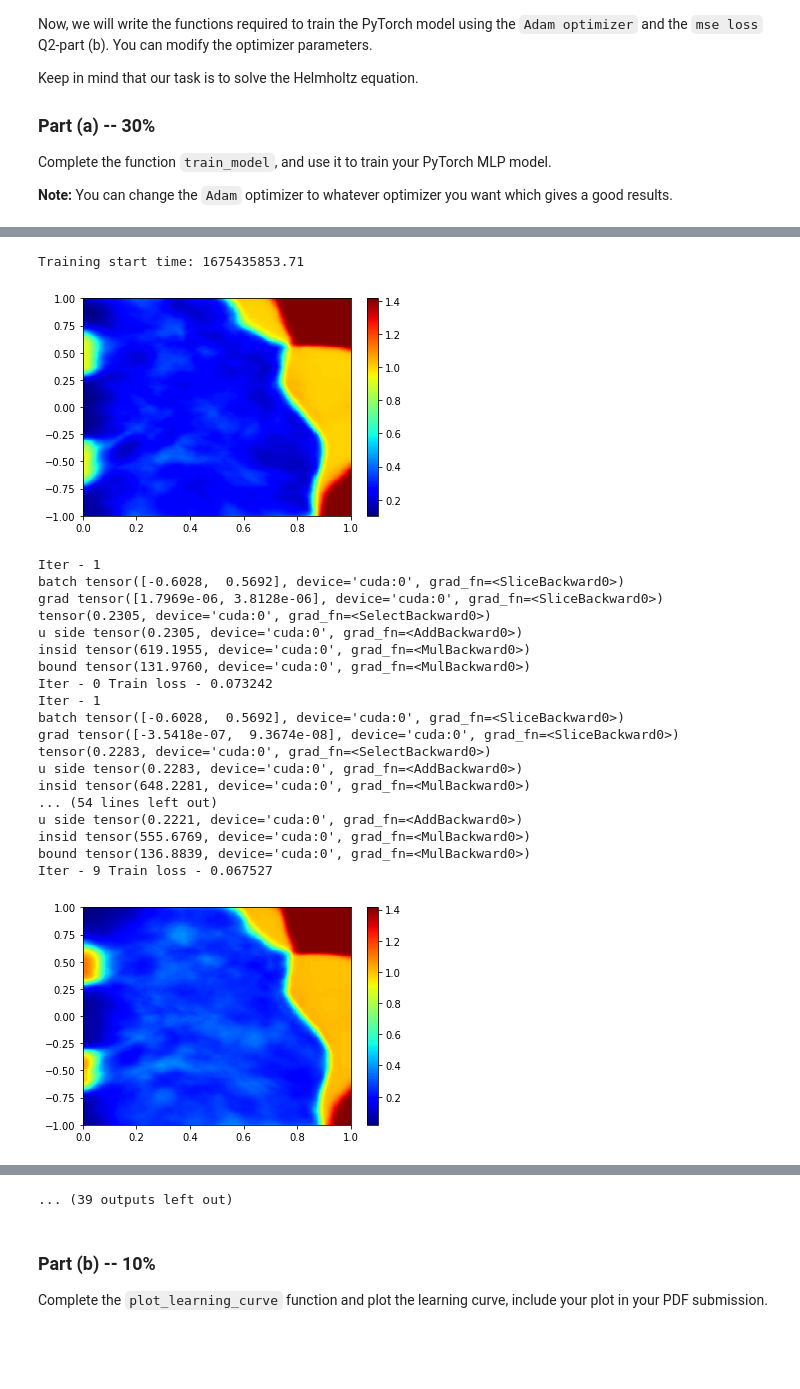
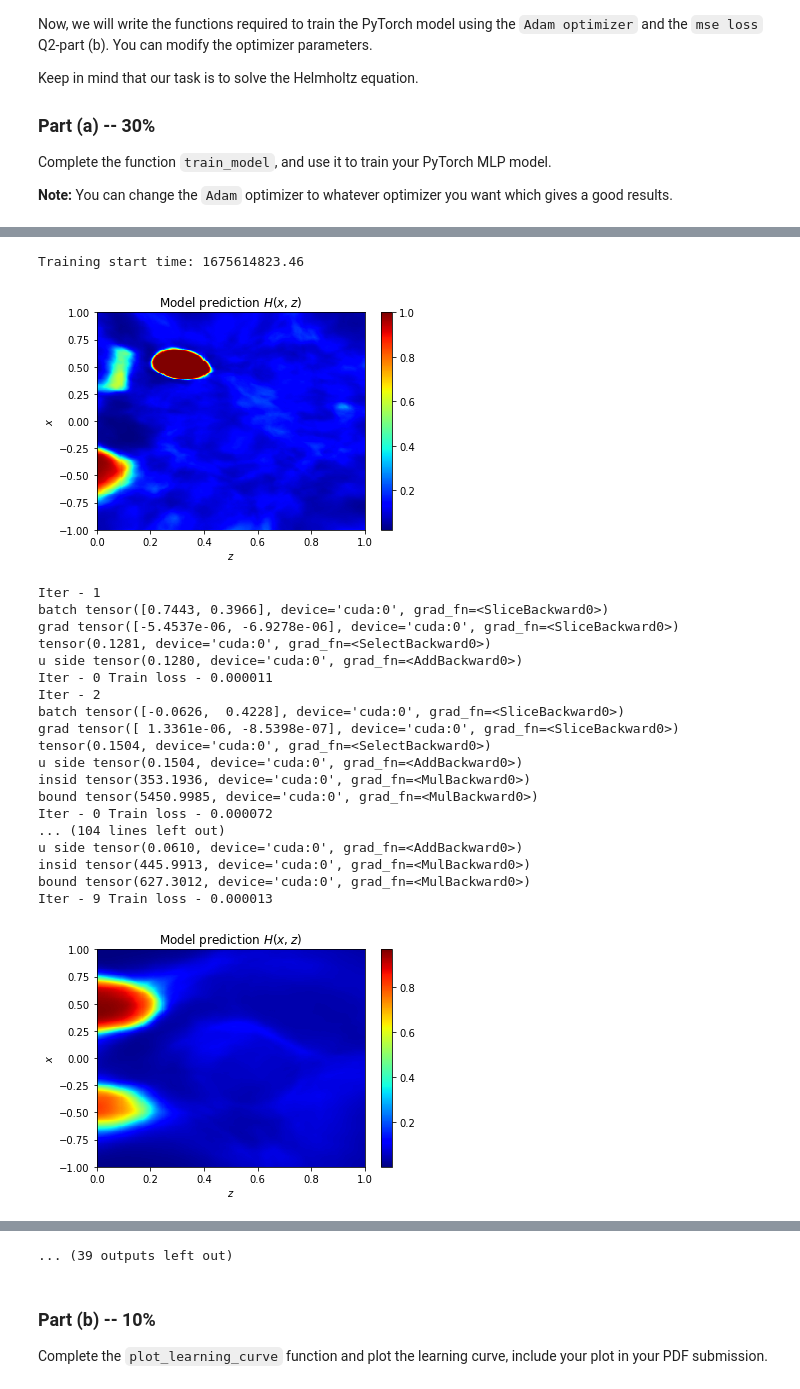
Before and after one commit to cgold212/assignment3inverseMethod, a Jupyter notebook: Assignment3.ipynb, the cells around one changed output, grey strips where cells are left out. Cells and saved outputs as stored; diff of their text form; code cells hidden in the pictures; blank space fills up the shorter version.

```diff
--- a/Assignment3.ipynb
+++ b/Assignment3.ipynb
@@ -384,14 +263,31 @@ def mse_loss_f(u_pred, v_pred, v_pred_xx_zz, u_pred_xx_zz):
+# %%
+def mse_loss_f(u_pred, v_pred, v_pred_xx_zz, u_pred_xx_zz):
+
+  # Write your code here
+  resU = u_pred_xx_zz[:,0] + u_pred_xx_zz[:,1] + u_pred
+  resV = v_pred_xx_zz[:,0] + v_pred_xx_zz[:,1] + v_pred
+
+  resU = resU.pow(2)
+  resV = resV.pow(2)
+  res = resU + resV
+  loss = nn.MSELoss()
+  L1 = loss(torch.sqrt(resU),torch.zeros_like(resU))
+  L2 = loss(torch.sqrt(resV),torch.zeros_like(resU))
+  return L1+L2
 # %%
 def mse_loss_h(v_pred, u_pred, Exact_u,Exact_v):
 
   # Write your code here
   loss = nn.MSELoss()
-  u_pred = u_pred.pow(2)
-  v_pred = v_pred.pow(2)
-  h = u_pred + v_pred
+  L1 = loss(Exact_u, u_pred)
+  L2 = loss(Exact_v, v_pred)
+  # u_pred = u_pred.pow(2)
+  # v_pred = v_pred.pow(2)
+  # h = u_pred + v_pred
   # print(h[0])
 
-  return loss(Exact_u, torch.sqrt(h))
+
+  return L1 + L2
 # %%
 def mse_loss():
   # Write your code here
@@ -422,12 +318,12 @@ import torch.nn.init as init
 #             init.constant_(param, 0)
 
 # Create a data loader
-batch_size = 10256
+batch_size = 8096 #10256
 data_loader = DataLoader(X_f_u_train, batch_size=batch_size, shuffle=False)
 # Define the network
 input_size = 2 # x,z coordinates
-hidden_size = 256
-output_size = 2 # u(x,z) uxx(x,z) uzz(x,z)
+hidden_size = 124
+output_size = 2 # u(x,z) v(x,z)
 model = PINN(input_size, hidden_size, output_size).to(device)
 
 Exact_u = torch.tensor(Exact_u,dtype=torch.float).to(device)
@@ -469,8 +365,6 @@ def train_model(model, data_loader, num_epochs, mse_loss_f, mse_loss_h, optimize
           idx = np.array([])
           for n in range(len(indices)):
             idx = np.append(idx,np.where( X[0,:]== np_batch[n]))
-            # print(len(indices))
-          # batch = torch.nn.functional.normalize(batch + 1, p=2, dim=1, eps=1e-12, out=None)
           batch = torch.tensor(batch,dtype=torch.float32, requires_grad=True).to(device)
           # print(batch.shape)
 
@@ -506,12 +400,12 @@ def train_model(model, data_loader, num_epochs, mse_loss_f, mse_loss_h, optimize
             # print(torch.cat((torch.unsqueeze(Exact_u[idx,0],1),torch.unsqueeze(u_pred[indices],1)),1))
             # print(u_pred[indices].shape)
             loss_h = mse_loss_h(v_pred[indices], u_pred[indices], Exact_u[idx,0],Exact_v[idx,0])
-            # alpha = 0.5 #loss_h/(loss_f+loss_h)*epoch/num_epochs
+            # alpha = 0.7 #loss_h/(loss_f+loss_h)*epoch/num_epochs
             alpha = loss_f/(loss_f+loss_h)
             # print('alpha- %5f'%(alpha))
             print('insid',((alpha)*loss_f)*1e4)
             print('bound',(1-alpha)*loss_h*1e4)
-            loss = ((1-alpha)*loss_h + (alpha)*loss_f)*1e4
+            loss = ((1-alpha)*loss_h + (alpha)*loss_f)*1
           else:
             loss = mse_loss_f(u_pred, v_pred, v_pred_xx_zz, u_pred_xx_zz)
 
@@ -624,26 +561,26 @@ Training end time: 1675435810.26, Training time: 25.13
 # %%
 num_epochs = 250
-optimizer = optim.Adam(model.parameters(), lr=1e-4, betas=(0.9, 0.999), eps=1e-08, weight_decay=1e-3, amsgrad=False)
+optimizer = optim.Adam(model.parameters(), lr=5e-3, betas=(0.9, 0.999), eps=1e-08, weight_decay=1e-5, amsgrad=False)
 train_losses, trained_model = train_model(trained_model, data_loader, num_epochs, mse_loss_f, mse_loss_h, optimizer)
 # %% [output]
-Training start time: 1675435853.71
+Training start time: 1675614823.46
-[figure, old version]
+[figure, new version]
 Iter - 1
-batch tensor([-0.6028,  0.5692], device='cuda:0', grad_fn=<SliceBackward0>)
-grad tensor([1.7969e-06, 3.8128e-06], device='cuda:0', grad_fn=<SliceBackward0>) tensor(0.2305, device='cuda:0', grad_fn=<SelectBackward0>)
-u side tensor(0.2305, device='cuda:0', grad_fn=<AddBackward0>)
-insid tensor(619.1955, device='cuda:0', grad_fn=<MulBackward0>)
-bound tensor(131.9760, device='cuda:0', grad_fn=<MulBackward0>)
-Iter - 0 Train loss - 0.073242
-Iter - 1
-batch tensor([-0.6028,  0.5692], device='cuda:0', grad_fn=<SliceBackward0>)
-grad tensor([-3.5418e-07,  9.3674e-08], device='cuda:0', grad_fn=<SliceBackward0>) tensor(0.2283, device='cuda:0', grad_fn=<SelectBackward0>)
-u side tensor(0.2283, device='cuda:0', grad_fn=<AddBackward0>)
-insid tensor(648.2281, device='cuda:0', grad_fn=<MulBackward0>)
-... (54 lines left out)
-u side tensor(0.2221, device='cuda:0', grad_fn=<AddBackward0>)
-insid tensor(555.6769, device='cuda:0', grad_fn=<MulBackward0>)
-bound tensor(136.8839, device='cuda:0', grad_fn=<MulBackward0>)
-Iter - 9 Train loss - 0.067527
+batch tensor([0.7443, 0.3966], device='cuda:0', grad_fn=<SliceBackward0>)
+grad tensor([-5.4537e-06, -6.9278e-06], device='cuda:0', grad_fn=<SliceBackward0>) tensor(0.1281, device='cuda:0', grad_fn=<SelectBackward0>)
+u side tensor(0.1280, device='cuda:0', grad_fn=<AddBackward0>)
+Iter - 0 Train loss - 0.000011
+Iter - 2
+batch tensor([-0.0626,  0.4228], device='cuda:0', grad_fn=<SliceBackward0>)
+grad tensor([ 1.3361e-06, -8.5398e-07], device='cuda:0', grad_fn=<SliceBackward0>) tensor(0.1504, device='cuda:0', grad_fn=<SelectBackward0>)
+u side tensor(0.1504, device='cuda:0', grad_fn=<AddBackward0>)
+insid tensor(353.1936, device='cuda:0', grad_fn=<MulBackward0>)
+bound tensor(5450.9985, device='cuda:0', grad_fn=<MulBackward0>)
+Iter - 0 Train loss - 0.000072
+... (104 lines left out)
+u side tensor(0.0610, device='cuda:0', grad_fn=<AddBackward0>)
+insid tensor(445.9913, device='cuda:0', grad_fn=<MulBackward0>)
+bound tensor(627.3012, device='cuda:0', grad_fn=<MulBackward0>)
+Iter - 9 Train loss - 0.000013
-[figure, old version]
+[figure, new version]
 Iter - 1
```
Also changed, not shown: parts of 20 cells of this notebook.
